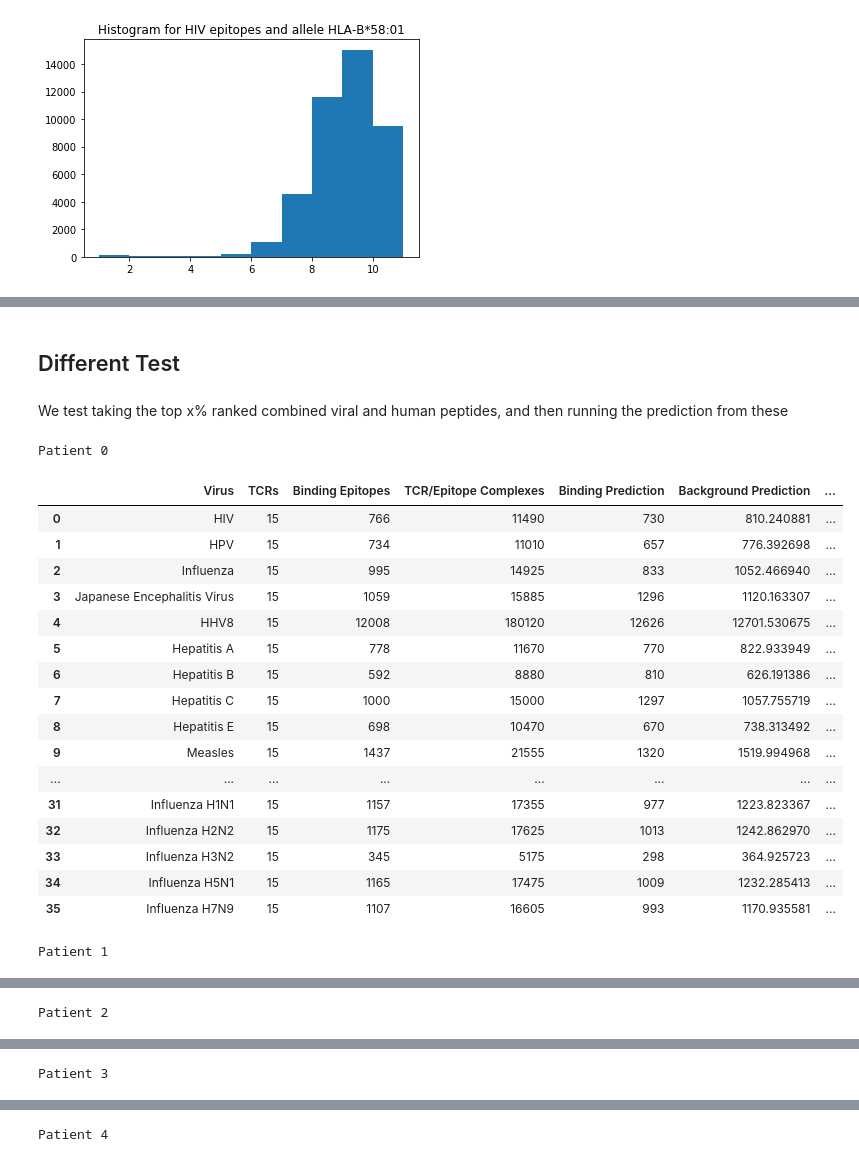
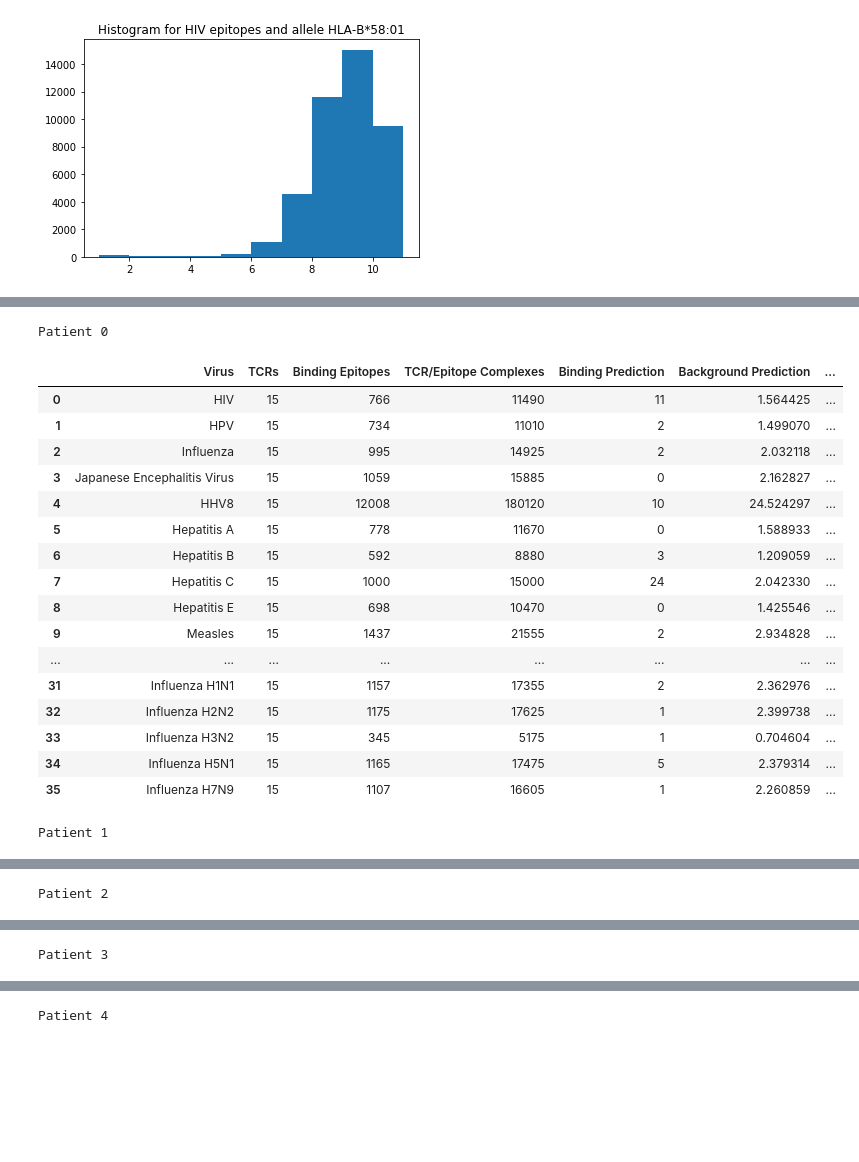
Before and after one commit to alexanderwhatley/TCR-Pathogen-Identification, a Jupyter notebook: benchmark_methods.ipynb, the cells around one changed output, grey strips where cells are left out. Saved outputs shown, nothing was run; the diff lists cells and outputs as text; code cells hidden in the pictures; blank space fills up the shorter version.

```diff
--- a/benchmark_methods.ipynb
+++ b/benchmark_methods.ipynb
@@ -336,6 +368,7 @@ def process_all_experiments():
 # %%
 # train new model on combined data
-tetraseq_data, tetraseq_labels, tetraseq_cdr3, tetraseq_peptides = process_all_experiments()
+tetraseq_train_data, tetraseq_test_data, tetraseq_train_labels, tetraseq_test_labels, \
+tetraseq_train_cdr3, tetraseq_test_cdr3, tetraseq_train_peptides, tetraseq_test_peptides = process_all_experiments()
 # %% [output]
 Processing experiment Experiment 1
 Processing experiment Experiment 2
@@ -619,13 +550,6 @@ virus_types = ['HIV', 'HPV', 'Influenza', 'Japanese Encephalitis Virus', 'HHV8',
                'Varicella-zoster', 'SARS', 'Rubella', 'Rabies', 'Poliovirus', 'Parvovirus B19', 'Mumps',
                'Marburg', 'Human adenovirus 11', 'Coxsackievirus A16', 'Chikungunya', 'HHV1', 'HHV5',
                'Influenza H1N1', 'Influenza H2N2', 'Influenza H3N2', 'Influenza H5N1', 'Influenza H7N9']
-'''
-virus_types = ['HIV', 'HPV', 'Influenza', 'Japanese Encephalitis Virus', 'HHV8', 'Hepatitis A',
-               'Hepatitis B', 'Hepatitis C', 'Hepatitis E', 'Measles', 'Rotavirus', 'Norovirus',
-               'RSV', 'Dengue Virus', 'Yellow Fever Virus', 'Zika', 'Zaire Ebolavirus', 'West Nile Virus',
-               'Varicella-zoster', 'SARS', 'Rubella', 'Rabies', 'Poliovirus', 'Parvovirus B19', 'Mumps',
-               'Marburg', 'Human adenovirus 11', 'Coxsackievirus A16', 'Chikungunya']
-'''
 def get_peptides(proteins, lengths=[8, 9, 10, 11]):
   virus_peptides = set()
   for length in lengths:
@@ -753,9 +677,10 @@ for allele in binding_epitopes:
 [figure]
 [figure]
 # %%
-# include column in chart that shows length of proteome
 from IPython.display import display, HTML
 from scipy.stats import binom_test
+
+human_peptide_affinities = pickle.load(open('/content/gdrive/My Drive/TCR Epitope Identification/human_peptide_affinities.pkl', 'rb'))
 
 def encode_data(tcr, epitope):
   epitope = epitope.replace('X', 'A')
@@ -792,13 +717,24 @@ def make_dataframe(tcrs, virus_binding_peptides, predicted_to_bind_by_virus, cut
 
   return data
 
-def generate_metric_tables(patient_tcr, pred_func, func_args, log_weighted=False, cutoff=2):
+def get_epitopes_from_combined(tcrs, patient_alleles, cutoff):
+  patient_binding_epitopes = set()
+  for allele in epitope_affinities:
+    human_peptides_df = human_peptide_affinities[allele]
+    human_epitopes = human_peptides_df[human_peptides_df['prediction_percentile'] <= cutoff]
+    binding_cutoff = human_epitopes['prediction'].max()
+    viral_peptides = epitope_affinities[allele]
+    viral_epitopes = viral_peptides[viral_peptides['prediction'] <= binding_cutoff]
+    patient_binding_epitopes.update(viral_epitopes['peptide'].unique())
+  return list(patient_binding_epitopes)
+
+def generate_metric_tables_2(patient_tcr, pred_func, func_args, binding_cutoff, log_weighted=False, percentile_cutoff=2):
   # create statistics tables for TCRs/epitopes
   binding_by_patient_virus = defaultdict(dict)
   for i in range(len(patient_tcr)):
     tcrs = patient_tcr[i]
     patient_alleles = alleles_by_patient[i]
-    patient_binding_epitopes = get_binding_epitopes(tcrs, patient_alleles, cutoff)
+    patient_binding_epitopes = get_epitopes_from_combined(tcrs, patient_alleles, percentile_cutoff)
     virus_binding_peptides = defaultdict(list)
     data = []
     for epitope in patient_binding_epitopes:
@@ -817,25 +753,22 @@ def generate_metric_tables(patient_tcr, pred_func, func_args, log_weighted=False
       encoded_data_orig = np.array(encoded_data) # copy data so we can subset it later
       bind_pred = pred_func(encoded_data, *func_args)
       binding_scores_by_virus[virus] = bind_pred
-      score = 0.909
-      cutoffs.append(score)
+      cutoffs.append(binding_cutoff)
       # get epitopes that bind to some TCR
-      bind_ind, = np.where(bind_pred > score)
+      bind_ind, = np.where(bind_pred > binding_cutoff)
       binding_data = encoded_data_orig[bind_ind]
       epitopes = list(set(binding_data[:, 1]))
       binding_by_patient_virus[i][virus] = epitopes
-      predicted_to_bind_by_virus[virus] = len(bind_pred[bind_pred > score])
+      predicted_to_bind_by_virus[virus] = len(bind_pred[bind_pred > binding_cutoff])
       if log_weighted:
-        num_positives = (bind_pred > score).sum()
+        num_positives = (bind_pred > binding_cutoff).sum()
         total += len(tcrs) * len(virus_binding_peptides[virus]) * np.log(num_positives)
         total_positives += num_positives * np.log(num_positives)
       else:
         total += len(tcrs) * len(virus_binding_peptides[virus])
-        total_positives += (bind_pred > score).sum()
+        total_positives += (bind_pred > binding_cutoff).sum()
 
     background_rate = total_positives / total
     data = make_dataframe(tcrs, virus_binding_peptides, predicted_to_bind_by_virus, cutoffs, background_rate)
     print('Patient', i)
     display(data)
-
-  pickle.dump(binding_by_patient_virus, open('/content/gdrive/My Drive/TCR Epitope Identification/binding_by_patient_virus.pkl', 'wb'))
@@ -1123,4 +960,0 @@ Patient 4
-# %% [markdown]
-## Different Test
-# %% [markdown]
-We test taking the top x% ranked combined viral and human peptides, and then running the prediction from these
@@ -1186,23 +961,23 @@ def generate_metric_tables_2(patient_tcr, pred_func, func_args, log_weighted=Fal
 # %%
-generate_metric_tables_2(patient_tcr, ensemble_proba, (clf_vdjdb, predictor_vdjdb), cutoff=1)
+generate_metric_tables_2(patient_tcr, ensemble_proba, (clf_combined, predictor_combined), 0.96, percentile_cutoff=1)
 # %% [output]
 Patient 0
 |  | Virus | TCRs | Binding Epitopes | TCR/Epitope Complexes | Binding Prediction | Background Prediction | ... |
-| 0 | HIV | 15 | 766 | 11490 | 730 | 810.240881 | ... |
-| 1 | HPV | 15 | 734 | 11010 | 657 | 776.392698 | ... |
-| 2 | Influenza | 15 | 995 | 14925 | 833 | 1052.466940 | ... |
-| 3 | Japanese Encephalitis Virus | 15 | 1059 | 15885 | 1296 | 1120.163307 | ... |
-| 4 | HHV8 | 15 | 12008 | 180120 | 12626 | 12701.530675 | ... |
-| 5 | Hepatitis A | 15 | 778 | 11670 | 770 | 822.933949 | ... |
-| 6 | Hepatitis B | 15 | 592 | 8880 | 810 | 626.191386 | ... |
-| 7 | Hepatitis C | 15 | 1000 | 15000 | 1297 | 1057.755719 | ... |
-| 8 | Hepatitis E | 15 | 698 | 10470 | 670 | 738.313492 | ... |
-| 9 | Measles | 15 | 1437 | 21555 | 1320 | 1519.994968 | ... |
+| 0 | HIV | 15 | 766 | 11490 | 11 | 1.564425 | ... |
+| 1 | HPV | 15 | 734 | 11010 | 2 | 1.499070 | ... |
+| 2 | Influenza | 15 | 995 | 14925 | 2 | 2.032118 | ... |
+| 3 | Japanese Encephalitis Virus | 15 | 1059 | 15885 | 0 | 2.162827 | ... |
+| 4 | HHV8 | 15 | 12008 | 180120 | 10 | 24.524297 | ... |
+| 5 | Hepatitis A | 15 | 778 | 11670 | 0 | 1.588933 | ... |
+| 6 | Hepatitis B | 15 | 592 | 8880 | 3 | 1.209059 | ... |
+| 7 | Hepatitis C | 15 | 1000 | 15000 | 24 | 2.042330 | ... |
+| 8 | Hepatitis E | 15 | 698 | 10470 | 0 | 1.425546 | ... |
+| 9 | Measles | 15 | 1437 | 21555 | 2 | 2.934828 | ... |
 | ... | ... | ... | ... | ... | ... | ... | ... |
-| 31 | Influenza H1N1 | 15 | 1157 | 17355 | 977 | 1223.823367 | ... |
-| 32 | Influenza H2N2 | 15 | 1175 | 17625 | 1013 | 1242.862970 | ... |
-| 33 | Influenza H3N2 | 15 | 345 | 5175 | 298 | 364.925723 | ... |
-| 34 | Influenza H5N1 | 15 | 1165 | 17475 | 1009 | 1232.285413 | ... |
-| 35 | Influenza H7N9 | 15 | 1107 | 16605 | 993 | 1170.935581 | ... |
+| 31 | Influenza H1N1 | 15 | 1157 | 17355 | 2 | 2.362976 | ... |
+| 32 | Influenza H2N2 | 15 | 1175 | 17625 | 1 | 2.399738 | ... |
+| 33 | Influenza H3N2 | 15 | 345 | 5175 | 1 | 0.704604 | ... |
+| 34 | Influenza H5N1 | 15 | 1165 | 17475 | 5 | 2.379314 | ... |
+| 35 | Influenza H7N9 | 15 | 1107 | 16605 | 1 | 2.260859 | ... |
 Patient 1
 |  | Virus | TCRs | Binding Epitopes | TCR/Epitope Complexes | Binding Prediction | Background Prediction | ... |
```
Also changed, not shown: parts of 22 cells of this notebook.
